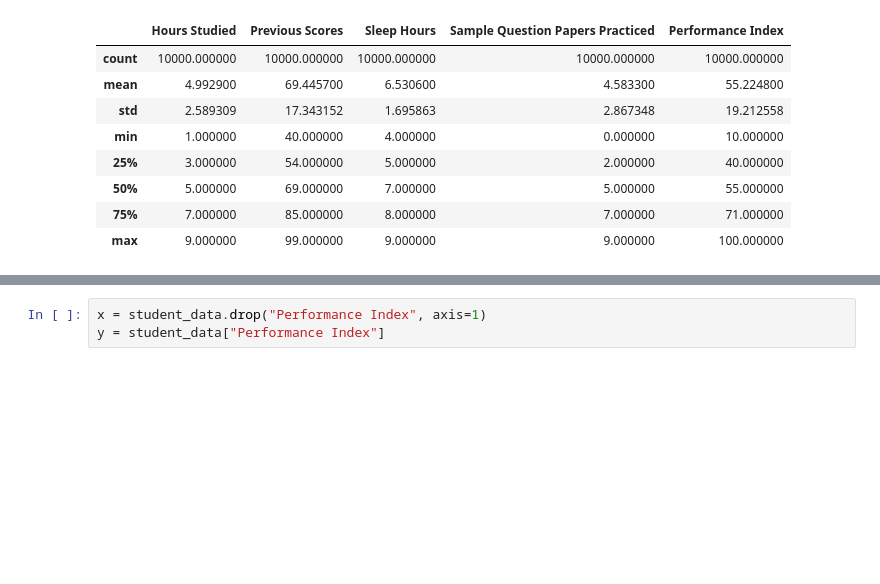
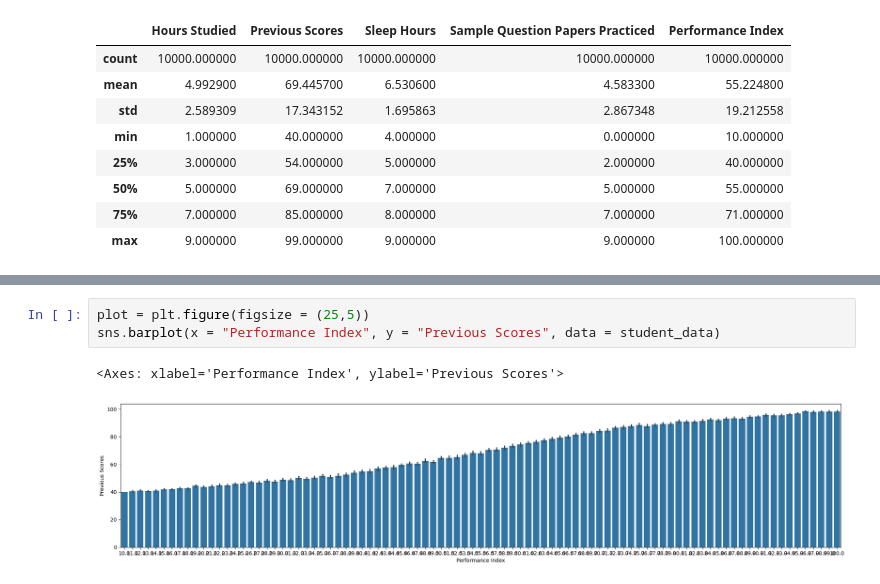
Before and after one commit to onraknn/Machine-Learning, a Jupyter notebook: students_performance.ipynb, the cells around one changed output, grey strips where cells are left out. Cells and saved outputs as stored; diff of their text form; blank space fills up the shorter version.

```diff
--- a/students_performance.ipynb
+++ b/students_performance.ipynb
@@ -150,3 +81,6 @@ plt.show()
-# %%
-x = student_data.drop("Performance Index", axis=1)
-y = student_data["Performance Index"]
+# %%
+plot = plt.figure(figsize = (25,5))
+sns.barplot(x = "Performance Index", y = "Previous Scores", data = student_data)
+# %% [output]
+<Axes: xlabel='Performance Index', ylabel='Previous Scores'>
+[figure, added]
```
Also changed, not shown: parts of 27 cells of this notebook.
